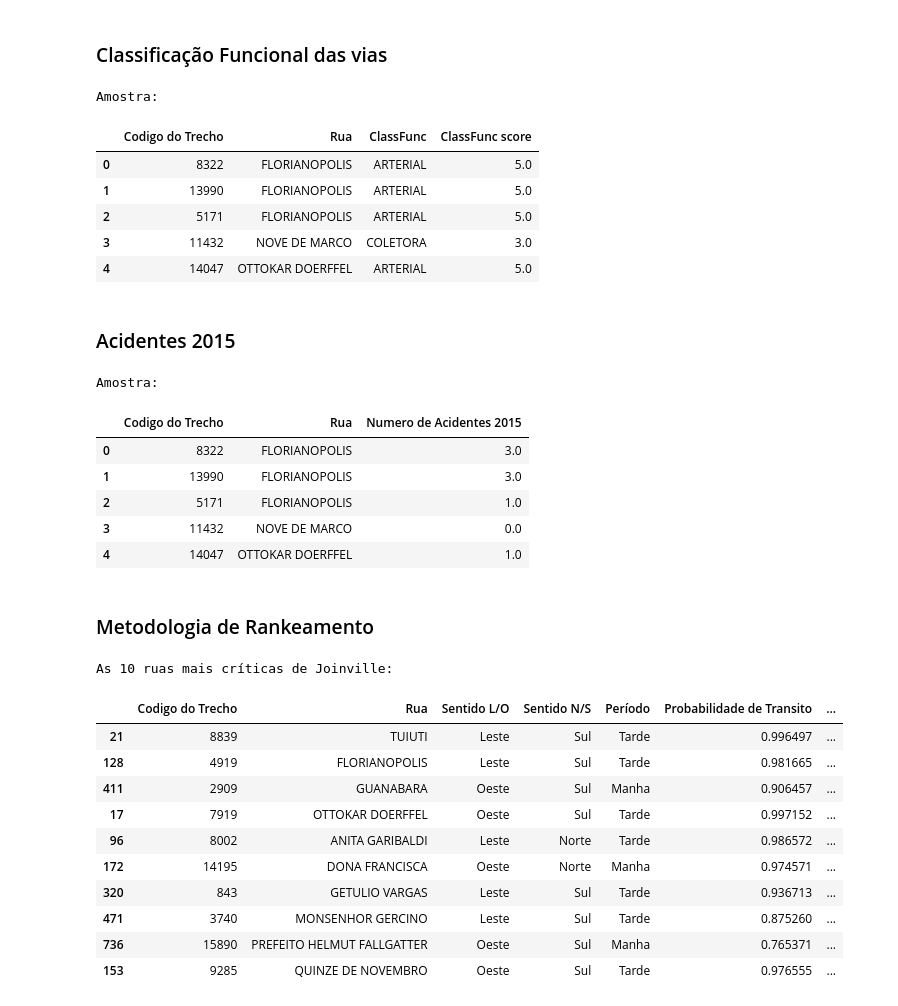
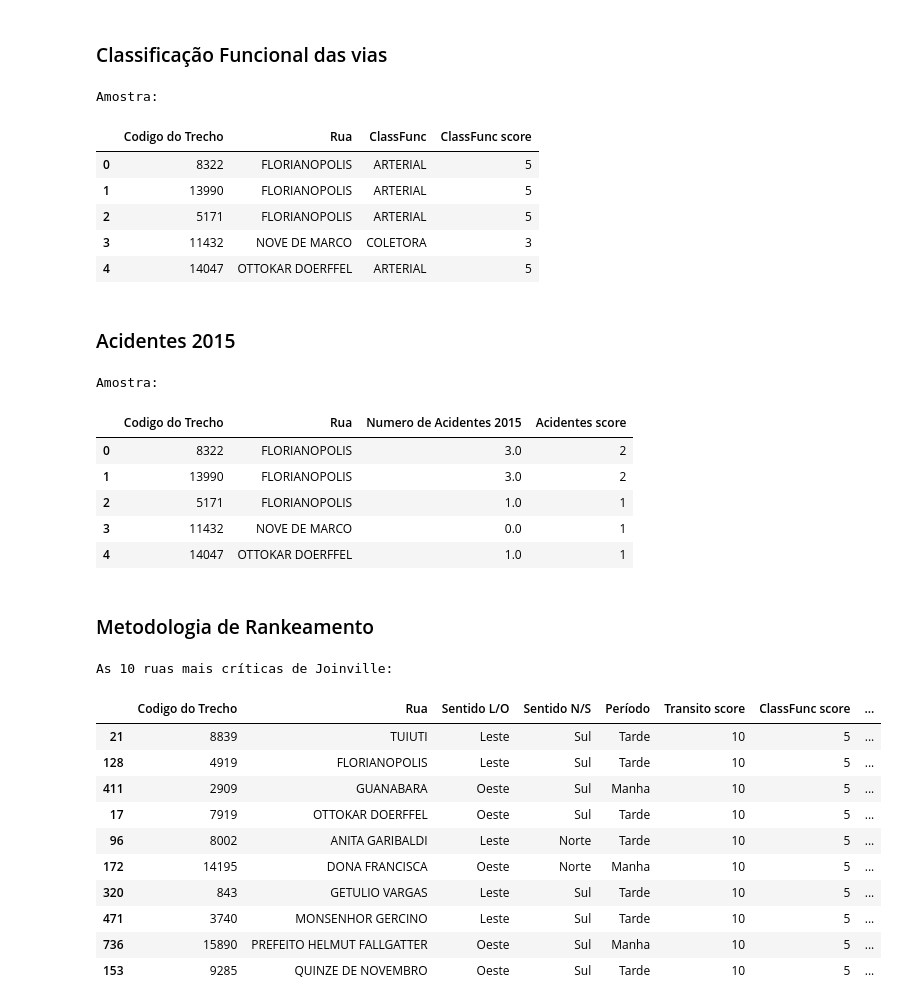
Before and after one commit to pmj-sepud/Joinville-Smart-Mobility, a Jupyter notebook: notebooks/reports/201802-GabrielBogo-RankeamentoVias.ipynb, the cells around one changed output. Cells and saved outputs as stored; diff of their text form; code cells hidden in the pictures.

```diff
--- a/notebooks/reports/201802-GabrielBogo-RankeamentoVias.ipynb
+++ b/notebooks/reports/201802-GabrielBogo-RankeamentoVias.ipynb
@@ -24,8 +24,6 @@ from shapely.geometry import Point
 from src.data.processing_func import (connect_database, extract_geo_sections)
 
 import folium
-
-pd.options.display.max_columns = 30
 # %% [markdown]
 ### Carregamento dos dados do Waze:
 # %%
@@ -179,6 +179,7 @@ class_func.rename(columns={"tipo_via_": "ClassFunc"}, inplace=True)
 gdf_clf = gdf.join(class_func, on="Rua")
 gdf_clf["ClassFunc"].fillna(value="LOCAL/OUTRO", inplace=True)
 gdf_clf["ClassFunc score"].fillna(value=1, inplace=True)
+gdf_clf["ClassFunc score"] = gdf_clf["ClassFunc score"].astype(int)
 
 #Manual Corrections
 gdf_clf.loc[gdf_clf["Rua"] == "OTTO PARUCKER", "ClassFunc"] = "ARTERIAL"
@@ -192,11 +193,11 @@ gdf_clf[["Codigo do Trecho", "Rua", "ClassFunc", "ClassFunc score"]].head()
 # %% [output]
 Amostra:
 |  | Codigo do Trecho | Rua | ClassFunc | ClassFunc score |
-| 0 | 8322 | FLORIANOPOLIS | ARTERIAL | 5.0 |
-| 1 | 13990 | FLORIANOPOLIS | ARTERIAL | 5.0 |
-| 2 | 5171 | FLORIANOPOLIS | ARTERIAL | 5.0 |
-| 3 | 11432 | NOVE DE MARCO | COLETORA | 3.0 |
-| 4 | 14047 | OTTOKAR DOERFFEL | ARTERIAL | 5.0 |
+| 0 | 8322 | FLORIANOPOLIS | ARTERIAL | 5 |
+| 1 | 13990 | FLORIANOPOLIS | ARTERIAL | 5 |
+| 2 | 5171 | FLORIANOPOLIS | ARTERIAL | 5 |
+| 3 | 11432 | NOVE DE MARCO | COLETORA | 3 |
+| 4 | 14047 | OTTOKAR DOERFFEL | ARTERIAL | 5 |
 # %% [markdown]
 ### Acidentes 2015
 # %%
@@ -222,47 +223,49 @@ accidents_per_section.sort_values('Numero de Acidentes 2015', ascending=False, i
 gdf_acc = gdf_clf.join(accidents_per_section, on="Codigo do Trecho")
 gdf_acc["Numero de Acidentes 2015"].fillna(value=0, inplace=True)
 
+gdf_acc["Acidentes score"] = pd.cut(gdf_acc["Numero de Acidentes 2015"], bins=5, labels=[1,2,3,4,5], retbins=True)[0].astype(int)
+
 print("Amostra:")
-gdf_acc[["Codigo do Trecho", "Rua", "Numero de Acidentes 2015"]].head()
+gdf_acc[["Codigo do Trecho", "Rua", "Numero de Acidentes 2015", "Acidentes score"]].head(5)
 # %% [output]
 Amostra:
-|  | Codigo do Trecho | Rua | Numero de Acidentes 2015 |
-| 0 | 8322 | FLORIANOPOLIS | 3.0 |
-| 1 | 13990 | FLORIANOPOLIS | 3.0 |
-| 2 | 5171 | FLORIANOPOLIS | 1.0 |
-| 3 | 11432 | NOVE DE MARCO | 0.0 |
-| 4 | 14047 | OTTOKAR DOERFFEL | 1.0 |
+|  | Codigo do Trecho | Rua | Numero de Acidentes 2015 | Acidentes score |
+| 0 | 8322 | FLORIANOPOLIS | 3.0 | 2 |
+| 1 | 13990 | FLORIANOPOLIS | 3.0 | 2 |
+| 2 | 5171 | FLORIANOPOLIS | 1.0 | 1 |
+| 3 | 11432 | NOVE DE MARCO | 0.0 | 1 |
+| 4 | 14047 | OTTOKAR DOERFFEL | 1.0 | 1 |
 # %% [markdown]
 ### Metodologia de Rankeamento
 # %%
 gdf_acc["Transito score"] = pd.cut(gdf_acc["Criticidade"],
                                    bins=[0, threshold_1,threshold_2,threshold_3,threshold_4, 5*threshold_4],
                                    labels=[1,2,3,4,5], retbins=True)[0].astype(int)*2
-gdf_acc["Acidentes score"] = pd.cut(gdf_acc["Numero de Acidentes 2015"], bins=5, labels=[1,2,3,4,5], retbins=True)[0].astype(int)
+
 gdf_acc["Total score"] = gdf_acc["Transito score"] + gdf_acc["ClassFunc score"] + gdf_acc["Acidentes score"]
 
 gdf_acc.sort_values(["Total score", "Probabilidade de Transito"], ascending=False, inplace=True)
 gdf_ruas = gdf_acc.drop_duplicates("Rua")
 col_list = ["Codigo do Trecho", "Rua", "Sentido L/O", "Sentido N/S",
-            "Período", "Probabilidade de Transito", "Velocidade Media (km/h)",
+            "Período", "Transito score", "ClassFunc score", "Acidentes score", "Total score",
+            "Probabilidade de Transito", "Velocidade Media (km/h)",
             "Fila media (m)", "Atraso medio (s)", "ClassFunc", "Numero de Acidentes 2015",
-            "Transito score", "ClassFunc score", "Acidentes score", "Total score"
            ]
 print("As 10 ruas mais críticas de Joinville:")
 gdf_ruas[col_list].head(10)
 # %% [output]
 As 10 ruas mais críticas de Joinville:
-|  | Codigo do Trecho | Rua | Sentido L/O | Sentido N/S | Período | Probabilidade de Transito | ... |
-| 21 | 8839 | TUIUTI | Leste | Sul | Tarde | 0.996497 | ... |
-| 128 | 4919 | FLORIANOPOLIS | Leste | Sul | Tarde | 0.981665 | ... |
-| 411 | 2909 | GUANABARA | Oeste | Sul | Manha | 0.906457 | ... |
-| 17 | 7919 | OTTOKAR DOERFFEL | Oeste | Sul | Tarde | 0.997152 | ... |
-| 96 | 8002 | ANITA GARIBALDI | Leste | Norte | Tarde | 0.986572 | ... |
-| 172 | 14195 | DONA FRANCISCA | Oeste | Norte | Manha | 0.974571 | ... |
-| 320 | 843 | GETULIO VARGAS | Leste | Sul | Tarde | 0.936713 | ... |
-| 471 | 3740 | MONSENHOR GERCINO | Leste | Sul | Tarde | 0.875260 | ... |
-| 736 | 15890 | PREFEITO HELMUT FALLGATTER | Oeste | Sul | Manha | 0.765371 | ... |
-| 153 | 9285 | QUINZE DE NOVEMBRO | Oeste | Sul | Tarde | 0.976555 | ... |
+|  | Codigo do Trecho | Rua | Sentido L/O | Sentido N/S | Período | Transito score | ClassFunc score | ... |
+| 21 | 8839 | TUIUTI | Leste | Sul | Tarde | 10 | 5 | ... |
+| 128 | 4919 | FLORIANOPOLIS | Leste | Sul | Tarde | 10 | 5 | ... |
+| 411 | 2909 | GUANABARA | Oeste | Sul | Manha | 10 | 5 | ... |
+| 17 | 7919 | OTTOKAR DOERFFEL | Oeste | Sul | Tarde | 10 | 5 | ... |
+| 96 | 8002 | ANITA GARIBALDI | Leste | Norte | Tarde | 10 | 5 | ... |
+| 172 | 14195 | DONA FRANCISCA | Oeste | Norte | Manha | 10 | 5 | ... |
+| 320 | 843 | GETULIO VARGAS | Leste | Sul | Tarde | 10 | 5 | ... |
+| 471 | 3740 | MONSENHOR GERCINO | Leste | Sul | Tarde | 10 | 5 | ... |
+| 736 | 15890 | PREFEITO HELMUT FALLGATTER | Oeste | Sul | Manha | 10 | 5 | ... |
+| 153 | 9285 | QUINZE DE NOVEMBRO | Oeste | Sul | Tarde | 10 | 5 | ... |
 # %%
 map_osm = folium.Map(location=[-26.31739, -48.86499], zoom_start=16, tiles='Stamen Toner')
 
```
Also changed, not shown: parts of 3 cells of this notebook.
